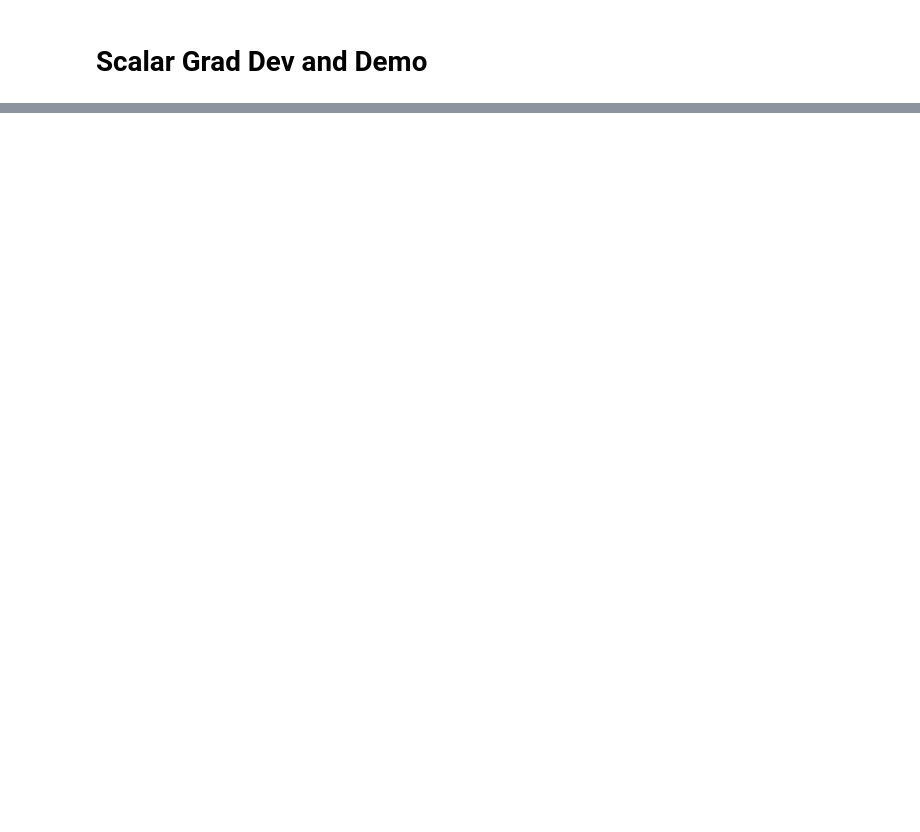
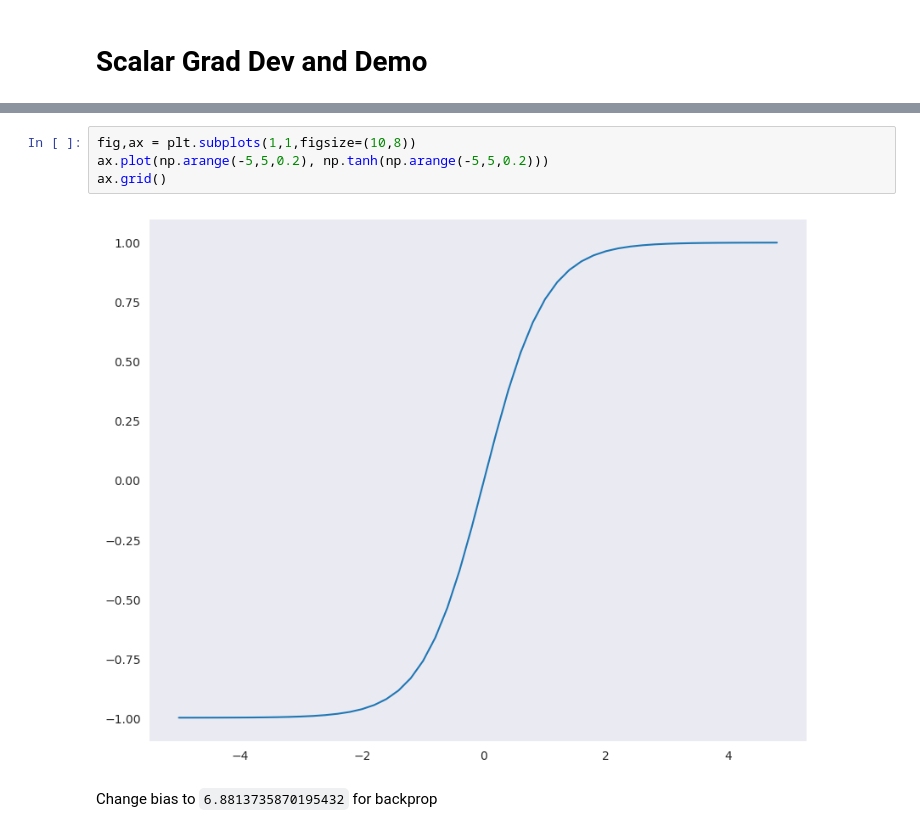
Before and after one commit to sudarshan85/pycandle, a Jupyter notebook: dev.ipynb, the cells around one changed output, grey strips where cells are left out. Saved outputs shown, nothing was run; the diff lists cells and outputs as text; blank space fills up the shorter version.

```diff
--- a/dev.ipynb
+++ b/dev.ipynb
@@ -52,0 +322,8 @@ x = 3.0
+# %%
+fig,ax = plt.subplots(1,1,figsize=(10,8))
+ax.plot(np.arange(-5,5,0.2), np.tanh(np.arange(-5,5,0.2)))
+ax.grid()
+# %% [output]
+[figure, added]
+# %% [markdown]
+Change bias to `6.8813735870195432` for backprop
```
Also changed, not shown: parts of 52 cells of this notebook.
